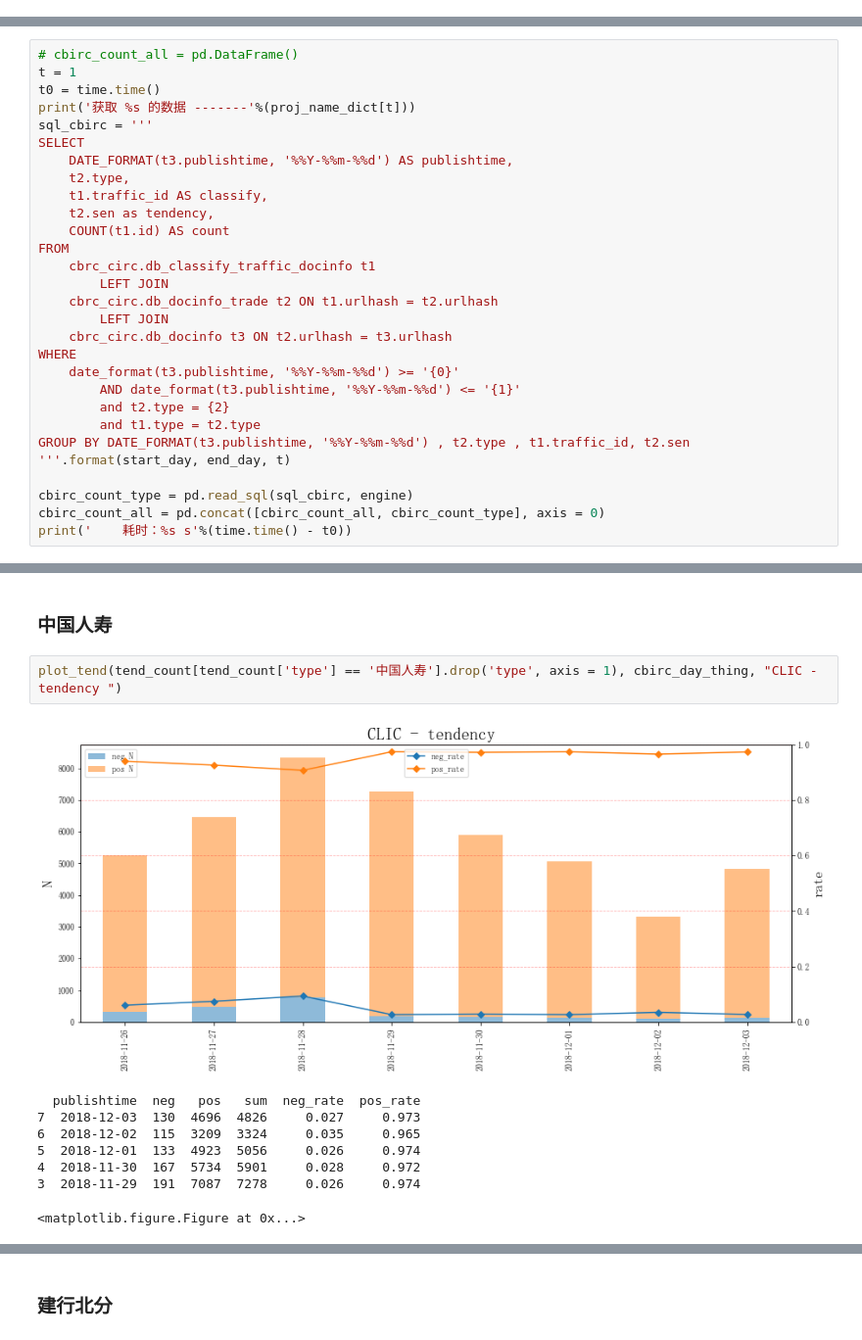
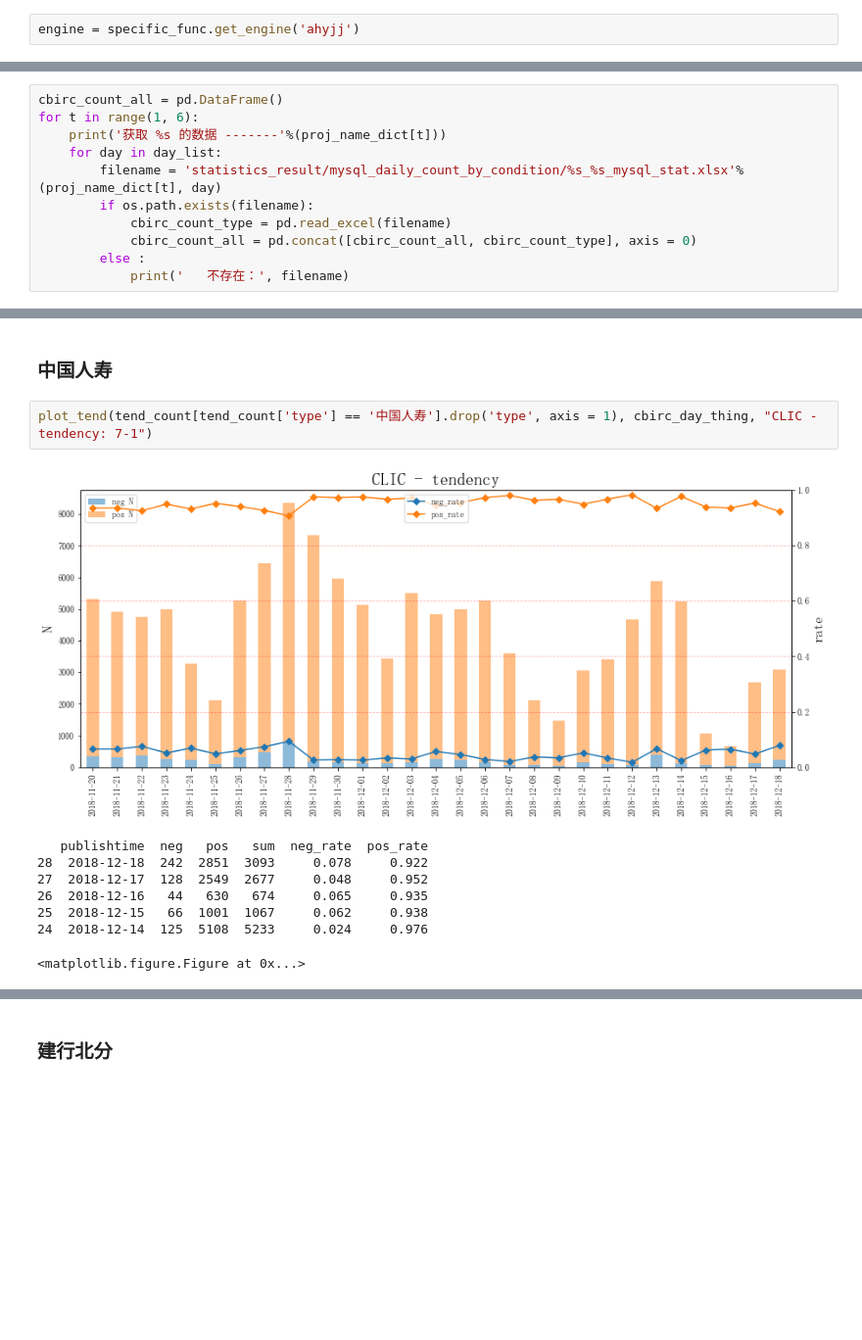
Before and after one commit to xuhuanyunxiao/jupyter-notebook, a Jupyter notebook: proj_train_test/add_and_warn_4.ipynb, the cells around one changed output, grey strips where cells are left out. Shown at 98% size. Drawn from its saved outputs; the diff is of its cells as text; blank space fills up the shorter version.

```diff
--- a/proj_train_test/add_and_warn_4.ipynb
+++ b/proj_train_test/add_and_warn_4.ipynb
@@ -1056,0 +1156,2 @@ if 0:
+# %%
+engine = specific_func.get_engine('ahyjj')
@@ -1148,29 +1601,0 @@ OperationalError: (pymysql.err.OperationalError) (2013, 'Lost connection to MySQ
-# %%
-# cbirc_count_all = pd.DataFrame()
-t = 1
-t0 = time.time()
-print('获取 %s 的数据 -------'%(proj_name_dict[t]))
-sql_cbirc = '''
-SELECT
-    DATE_FORMAT(t3.publishtime, '%%Y-%%m-%%d') AS publishtime,
-    t2.type,
-    t1.traffic_id AS classify,
-    t2.sen as tendency,
-    COUNT(t1.id) AS count
-FROM
-    cbrc_circ.db_classify_traffic_docinfo t1
-        LEFT JOIN
-    cbrc_circ.db_docinfo_trade t2 ON t1.urlhash = t2.urlhash
-        LEFT JOIN
-    cbrc_circ.db_docinfo t3 ON t2.urlhash = t3.urlhash
-WHERE
-    date_format(t3.publishtime, '%%Y-%%m-%%d') >= '{0}'
-        AND date_format(t3.publishtime, '%%Y-%%m-%%d') <= '{1}'
-        and t2.type = {2}
-        and t1.type = t2.type
-GROUP BY DATE_FORMAT(t3.publishtime, '%%Y-%%m-%%d') , t2.type , t1.traffic_id, t2.sen
-'''.format(start_day, end_day, t)
-
-cbirc_count_type = pd.read_sql(sql_cbirc, engine)
-cbirc_count_all = pd.concat([cbirc_count_all, cbirc_count_type], axis = 0)
-print('    耗时：%s s'%(time.time() - t0))
@@ -1178,0 +1602,11 @@ print('    耗时：%s s'%(time.time() - t0))
+# %%
+cbirc_count_all = pd.DataFrame()
+for t in range(1, 6):
+    print('获取 %s 的数据 -------'%(proj_name_dict[t]))
+    for day in day_list:
+        filename = 'statistics_result/mysql_daily_count_by_condition/%s_%s_mysql_stat.xlsx'%(proj_name_dict[t], day)
+        if os.path.exists(filename):
+            cbirc_count_type = pd.read_excel(filename)
+            cbirc_count_all = pd.concat([cbirc_count_all, cbirc_count_type], axis = 0)
+        else :
+            print('   不存在：', filename)
@@ -1517,13 +2143,13 @@ plot_tend(tend_count[tend_count['type'] == 2].drop('type', axis = 1), cbirc_day_
 # %% [markdown]
 ### 中国人寿
 # %%
-plot_tend(tend_count[tend_count['type'] == '中国人寿'].drop('type', axis = 1), cbirc_day_thing, "CLIC - tendency ")
+plot_tend(tend_count[tend_count['type'] == '中国人寿'].drop('type', axis = 1), cbirc_day_thing, "CLIC - tendency: 7-1")
 # %% [output]
-[figure, old version]
+[figure, new version]
-  publishtime  neg   pos   sum  neg_rate  pos_rate
-7  2018-12-03  130  4696  4826     0.027     0.973
-6  2018-12-02  115  3209  3324     0.035     0.965
-5  2018-12-01  133  4923  5056     0.026     0.974
-4  2018-11-30  167  5734  5901     0.028     0.972
-3  2018-11-29  191  7087  7278     0.026     0.974
+   publishtime  neg   pos   sum  neg_rate  pos_rate
+28  2018-12-18  242  2851  3093     0.078     0.922
+27  2018-12-17  128  2549  2677     0.048     0.952
+26  2018-12-16   44   630   674     0.065     0.935
+25  2018-12-15   66  1001  1067     0.062     0.938
+24  2018-12-14  125  5108  5233     0.024     0.976
 <matplotlib.figure.Figure at 0x...>
```
Also changed, not shown: parts of 132 cells of this notebook, 36 other files.
